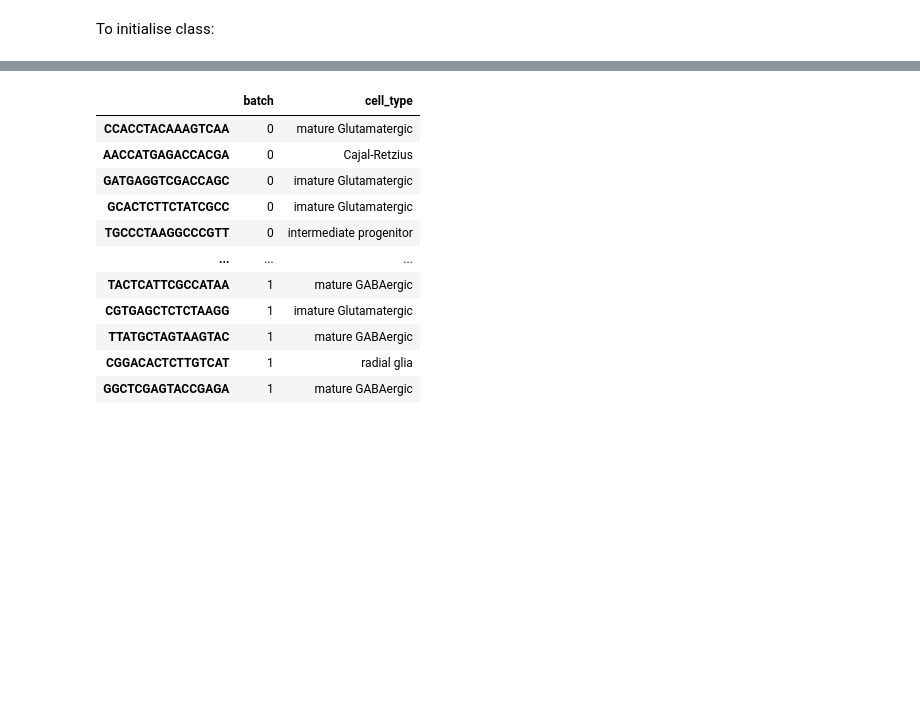
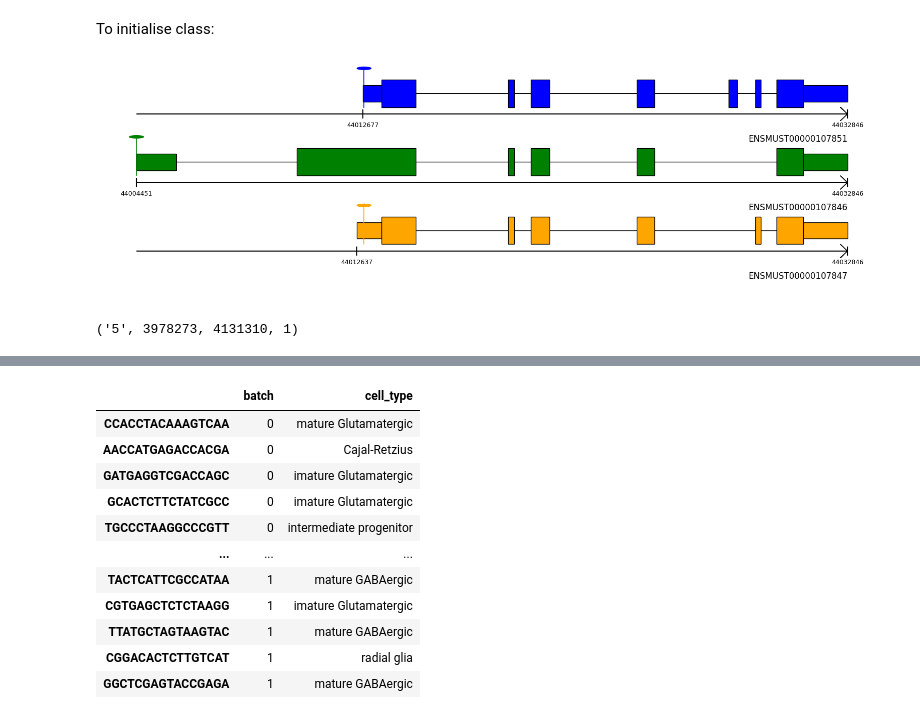
Before and after one commit to cobioda/allos, a Jupyter notebook: nbs/001_transcript_plots.ipynb, the cells around one changed output, grey strips where cells are left out. Cells and saved outputs as stored; diff of their text form; code cells hidden in the pictures; blank space fills up the shorter version.

```diff
--- a/nbs/001_transcript_plots.ipynb
+++ b/nbs/001_transcript_plots.ipynb
@@ -922,3 +987,17 @@ if not fasta_file_local.is_file():
 To initialise class:
 # %%
 tp = TranscriptPlots(gtf_file=gtf_file_local)
+# %%
+tp.get_tss_for_transcript(
+    "ENSMUST00000044492",
+    cage_df=cage_df,  # DataFrame with CAGE data
+    window=100
+)
+
+tp.draw_transcripts_list(["ENSMUST00000107851", "ENSMUST00000107846", "ENSMUST00000107847"], draw_cds=True, with_tss=True, cage_df=cage_df, window=100)
+# %% [output]
+[figure, added]
+# %%
+tp._get_gene_region_from_transcripts(["ENSMUST00000044492"])
+# %% [output]
+('5', 3978273, 4131310, 1)
```
Also changed, not shown: parts of 16 cells of this notebook, 7 other files.
